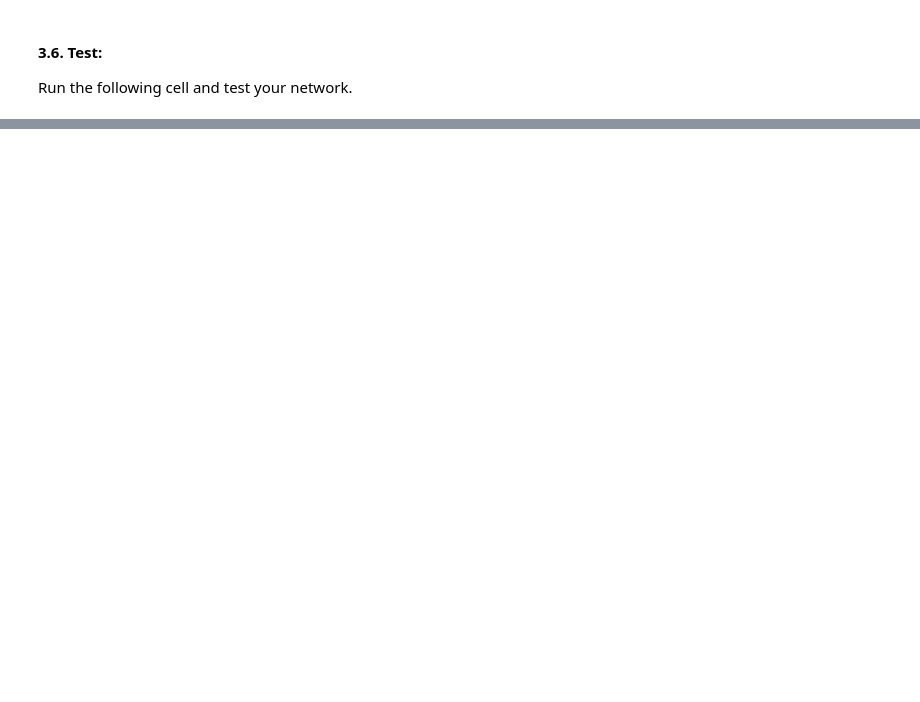
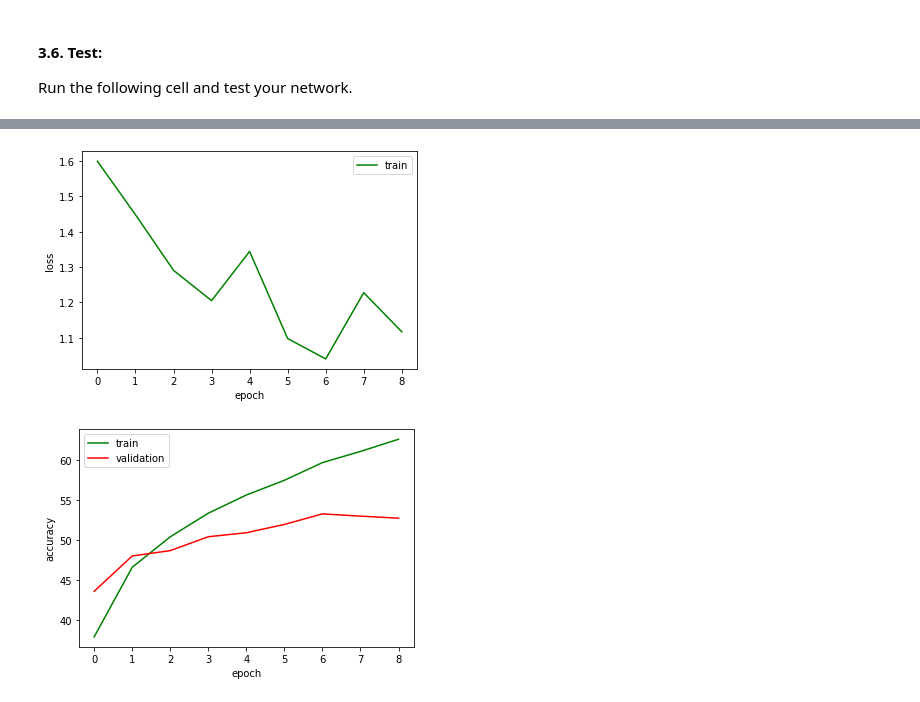
Before and after one commit to ShayanNazemi/Deep-Learning-40719, a Jupyter notebook: HW2/Part3.ipynb, the cells around one changed output, grey strips where cells are left out. Drawn from its saved outputs; the diff is of its cells as text; code cells hidden in the pictures; blank space fills up the shorter version.

```diff
--- a/HW2/Part3.ipynb
+++ b/HW2/Part3.ipynb
@@ -398,0 +395,5 @@ print('(Epochs %d) train acc: %.2f%%; val_acc: %.2f%%; test_acc: %.2f%%' % (num_
+# %%
+plot_history(train_loss, train_accuracy, validation_accuracy)
+# %% [output]
+[figure, added]
+[figure, added]
```
Also changed, not shown: parts of 9 cells of this notebook.
